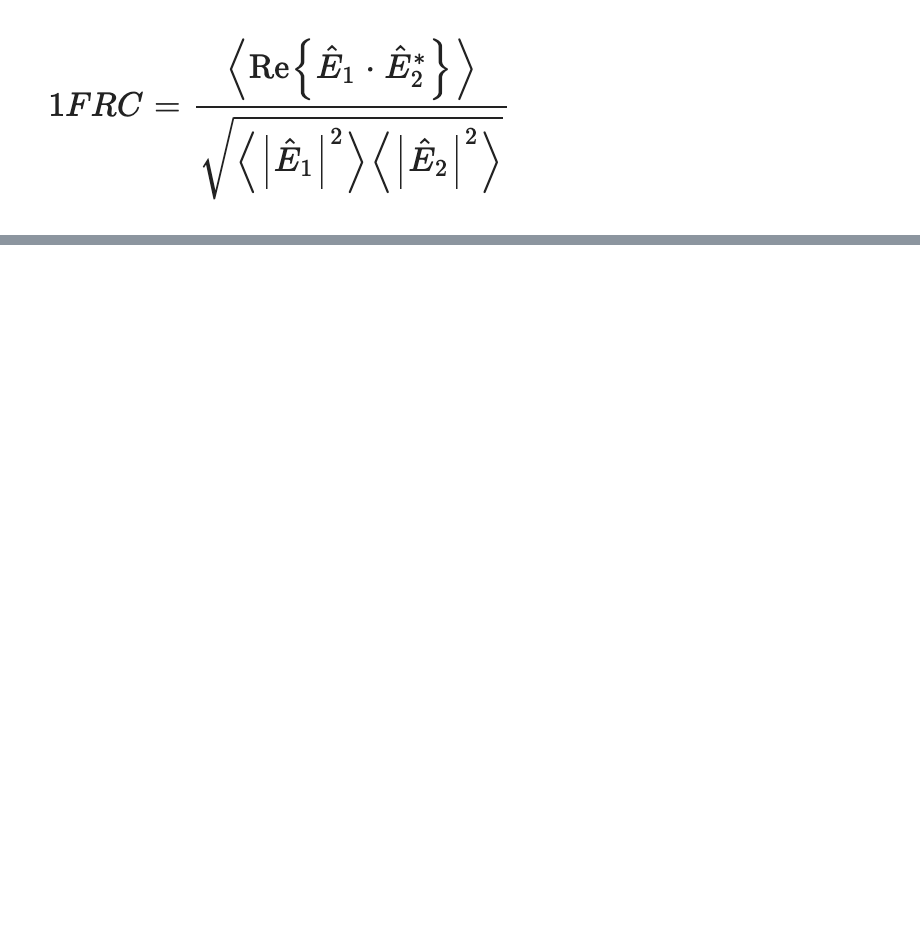
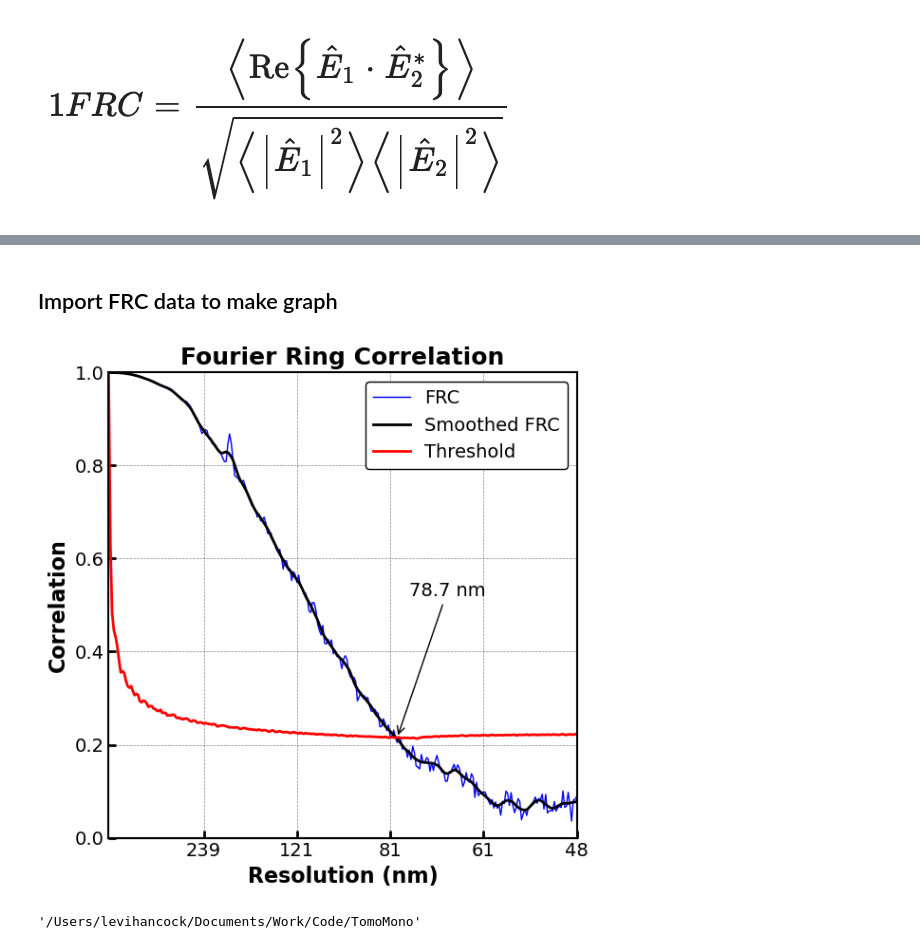
Before and after one commit to levijh1/TomoMono, a Jupyter notebook: FourierRingCorrelation.ipynb, the cells around one changed output, grey strips where cells are left out. Drawn from its saved outputs; the diff is of its cells as text; code cells hidden in the pictures; blank space fills up the shorter version.

```diff
--- a/FourierRingCorrelation.ipynb
+++ b/FourierRingCorrelation.ipynb
@@ -290,0 +293,76 @@ Resolution:  123.14089829830282 nm
+# %% [markdown]
+## Import FRC data to make graph
+# %%
+import numpy as np
+import matplotlib.pyplot as plt
+
+# Load data from file, skipping the first row (headers)
+file_path = "Run135Info/460FinalObjectFRC.tsv.txt"  # Update with the actual filename
+data = np.loadtxt(file_path, skiprows=1)
+
+# Extract columns
+x_values = data[:, 0]  # First column: Original x-values
+y1 = data[:, 1]  # Second column: FRC (Blue)
+y2 = data[:, 2]  # Third column: FRC Smoothed (Black)
+y3 = data[:, 3]  # Fourth column: Threshold (Red)
+
+# Scaling factor
+scaling_factor = 13136.2
+
+# Create figure and plot with a more square aspect ratio
+fig, ax1 = plt.subplots(figsize=(6, 6))  # Square aspect ratio (width = height)
+
+# Plot the curves with adjusted thickness
+ax1.plot(x_values, y1, 'b-', label="FRC", linewidth=1)  # Thicker Blue line
+ax1.plot(x_values, y2, 'k-', label="Smoothed FRC", linewidth=2)  # Slightly thicker Black line
+ax1.plot(x_values, y3, 'r-', label="Threshold", linewidth=2)  # Thicker Red line
+
+# Find resolution threshold crossing
+crossing_index = np.where(y2 < y3)[0][0]
+
+# Annotate threshold crossing with simplified position and label
+ax1.annotate(f"{scaling_factor/crossing_index:.1f} nm",
+             xy=(x_values[crossing_index], y3[crossing_index]),
+             xytext=(x_values[crossing_index] + 7, 0.52),
+             arrowprops=dict(arrowstyle="->", color="black"),
+             fontsize=14)  # Increase annotation font size
+
+# Set labels and title with larger font sizes and bold text
+ax1.set_xlabel("Resolution (nm)", fontsize=16, fontweight='bold')  # Larger x-axis label and bold
+ax1.set_ylabel("Correlation", fontsize=16, fontweight='bold')  # Larger y-axis label and bold
+ax1.set_title("Fourier Ring Correlation", fontsize=18, fontweight='bold')  # Larger title and bold
+
+# Set the limits for y-axis and x-axis
+ax1.set_ylim(0, 1)  # Ensures y-axis starts at 0
+ax1.set_xlim(0, max(x_values))
+
+# Scale the x-ticks and round them to whole numbers
+tick_indices = np.linspace(1, len(x_values) - 1, num=6, dtype=int)  # Fewer ticks
+
+# Set the x-ticks and labels with larger font size and bold
+ax1.set_xticks(tick_indices[1:])
+ax1.set_xticklabels(np.round(scaling_factor/tick_indices[1:]).astype(int), fontsize=14)
+
+# Set y-ticks with larger font size and bold
+ax1.tick_params(axis='y', labelsize=14, width=2, length=6, direction='in', grid_color='black', grid_alpha=0.5)  # Make ticks bold and adjust width
+ax1.tick_params(axis='x', labelsize=14, width=2, length=6, direction='in', grid_color='black', grid_alpha=0.5)  # Adjust x-tick marks as well
+
+# Grid, legend, and aesthetics
+ax1.grid(True, linestyle="--", linewidth=0.5, alpha=0.5)
+ax1.legend(fontsize=14, frameon=True, framealpha=1, edgecolor='black', loc='upper right')  # Larger legend text with a frame
+plt.tight_layout()  # Adjust layout for better fitting
+
+# Add border outline with slightly thicker lines
+for spine in ax1.spines.values():
+    spine.set_edgecolor('black')
+    spine.set_linewidth(1.5)  # Make the outline of the graph slightly thicker
+
+# Show plot and save it
+plt.savefig("custom_frc_plot.png", bbox_inches='tight')
+plt.show()
+# %% [output]
+[figure, added]
+# %%
+pwd
+# %% [output]
+'/Users/levihancock/Documents/Work/Code/TomoMono'
```
Also changed, not shown: parts of 6 cells of this notebook, 7 other files.
